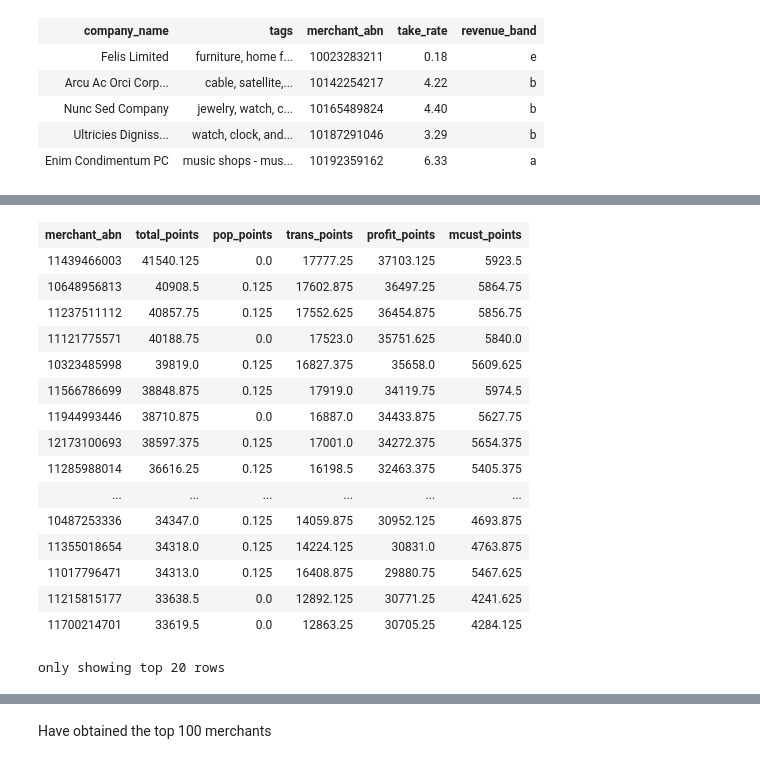
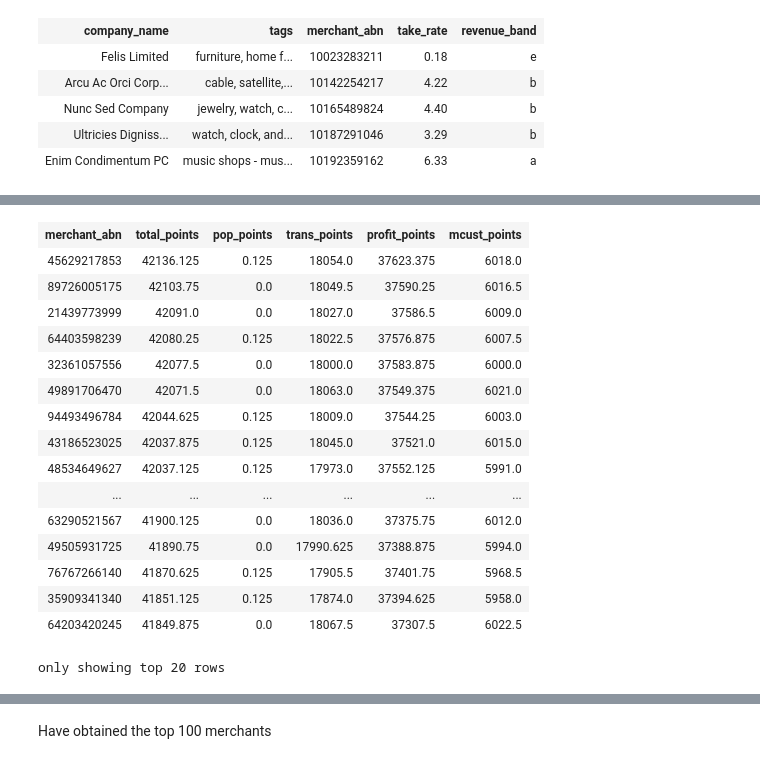
Before and after one commit to MAST30034-Applied-Data-Science/generic-buy-now-pay-later-project-group-35, a Jupyter notebook: notebooks/5-ranking_system.ipynb, the cells around one changed output, grey strips where cells are left out. Saved outputs shown, nothing was run; the diff lists cells and outputs as text; code cells hidden in the pictures.

```diff
--- a/notebooks/5-ranking_system.ipynb
+++ b/notebooks/5-ranking_system.ipynb
@@ -466,3 +466,6 @@ merchants_sdf.limit(5)
 | Nunc Sed Company | jewelry, watch, c... | 10165489824 | 4.40 | b |
 | Ultricies Digniss... | watch, clock, and... | 10187291046 | 3.29 | b |
 | Enim Condimentum PC | music shops - mus... | 10192359162 | 6.33 | a |
+# %%
+merch_points_df = spark.read.parquet("../data/curated/merch_points.parquet").sort(desc("total_points")).toPandas()
+merch_points_df
@@ -469,23 +486,23 @@ merchants_sdf.limit(5)
 # %%
-top100_sdf = spark.createDataFrame(merch_points_pd.iloc[1:101,]).sort(desc("total_points"))
+top100_sdf = spark.createDataFrame(merch_points_df.iloc[1:101,])
 top100_sdf
 # %% [output]
 | merchant_abn | total_points | pop_points | trans_points | profit_points | mcust_points |
-| 11439466003 | 41540.125 | 0.0 | 17777.25 | 37103.125 | 5923.5 |
-| 10648956813 | 40908.5 | 0.125 | 17602.875 | 36497.25 | 5864.75 |
-| 11237511112 | 40857.75 | 0.125 | 17552.625 | 36454.875 | 5856.75 |
-| 11121775571 | 40188.75 | 0.0 | 17523.0 | 35751.625 | 5840.0 |
-| 10323485998 | 39819.0 | 0.125 | 16827.375 | 35658.0 | 5609.625 |
-| 11566786699 | 38848.875 | 0.125 | 17919.0 | 34119.75 | 5974.5 |
-| 11944993446 | 38710.875 | 0.0 | 16887.0 | 34433.875 | 5627.75 |
-| 12173100693 | 38597.375 | 0.125 | 17001.0 | 34272.375 | 5654.375 |
-| 11285988014 | 36616.25 | 0.125 | 16198.5 | 32463.375 | 5405.375 |
+| 45629217853 | 42136.125 | 0.125 | 18054.0 | 37623.375 | 6018.0 |
+| 89726005175 | 42103.75 | 0.0 | 18049.5 | 37590.25 | 6016.5 |
+| 21439773999 | 42091.0 | 0.0 | 18027.0 | 37586.5 | 6009.0 |
+| 64403598239 | 42080.25 | 0.125 | 18022.5 | 37576.875 | 6007.5 |
+| 32361057556 | 42077.5 | 0.0 | 18000.0 | 37583.875 | 6000.0 |
+| 49891706470 | 42071.5 | 0.0 | 18063.0 | 37549.375 | 6021.0 |
+| 94493496784 | 42044.625 | 0.125 | 18009.0 | 37544.25 | 6003.0 |
+| 43186523025 | 42037.875 | 0.125 | 18045.0 | 37521.0 | 6015.0 |
+| 48534649627 | 42037.125 | 0.125 | 17973.0 | 37552.125 | 5991.0 |
 | ... | ... | ... | ... | ... | ... |
-| 10487253336 | 34347.0 | 0.125 | 14059.875 | 30952.125 | 4693.875 |
-| 11355018654 | 34318.0 | 0.125 | 14224.125 | 30831.0 | 4763.875 |
-| 11017796471 | 34313.0 | 0.125 | 16408.875 | 29880.75 | 5467.625 |
-| 11215815177 | 33638.5 | 0.0 | 12892.125 | 30771.25 | 4241.625 |
-| 11700214701 | 33619.5 | 0.0 | 12863.25 | 30705.25 | 4284.125 |
+| 63290521567 | 41900.125 | 0.0 | 18036.0 | 37375.75 | 6012.0 |
+| 49505931725 | 41890.75 | 0.0 | 17990.625 | 37388.875 | 5994.0 |
+| 76767266140 | 41870.625 | 0.125 | 17905.5 | 37401.75 | 5968.5 |
+| 35909341340 | 41851.125 | 0.125 | 17874.0 | 37394.625 | 5958.0 |
+| 64203420245 | 41849.875 | 0.0 | 18067.5 | 37307.5 | 6022.5 |
 only showing top 20 rows
 # %%
 top100_merch = merchants_sdf.join(top100_sdf, "merchant_abn").orderBy(desc("total_points"))
```
Also changed, not shown: parts of 4 cells of this notebook, 1 other file.
